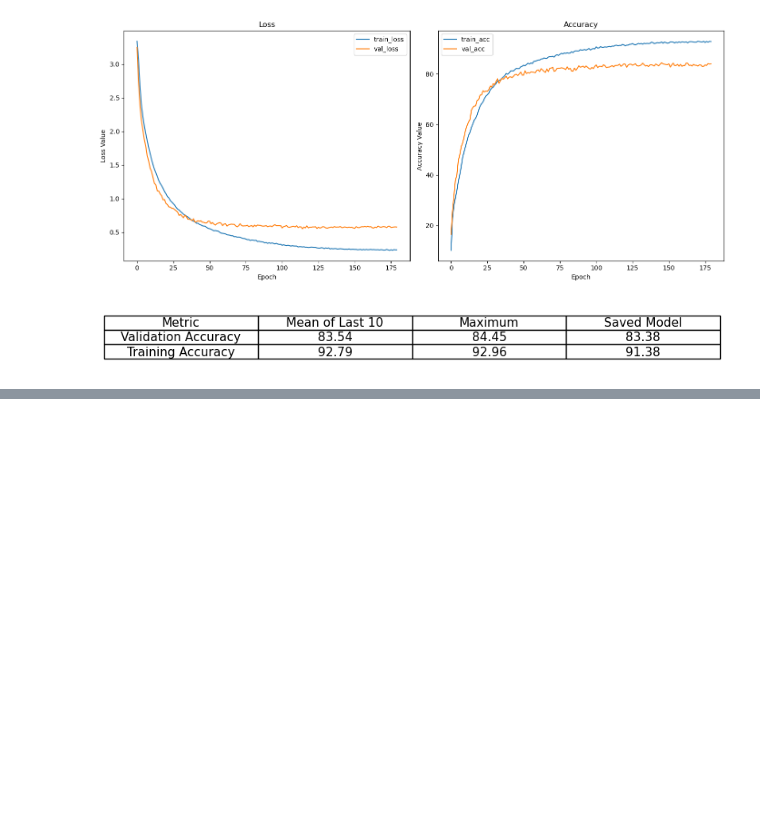
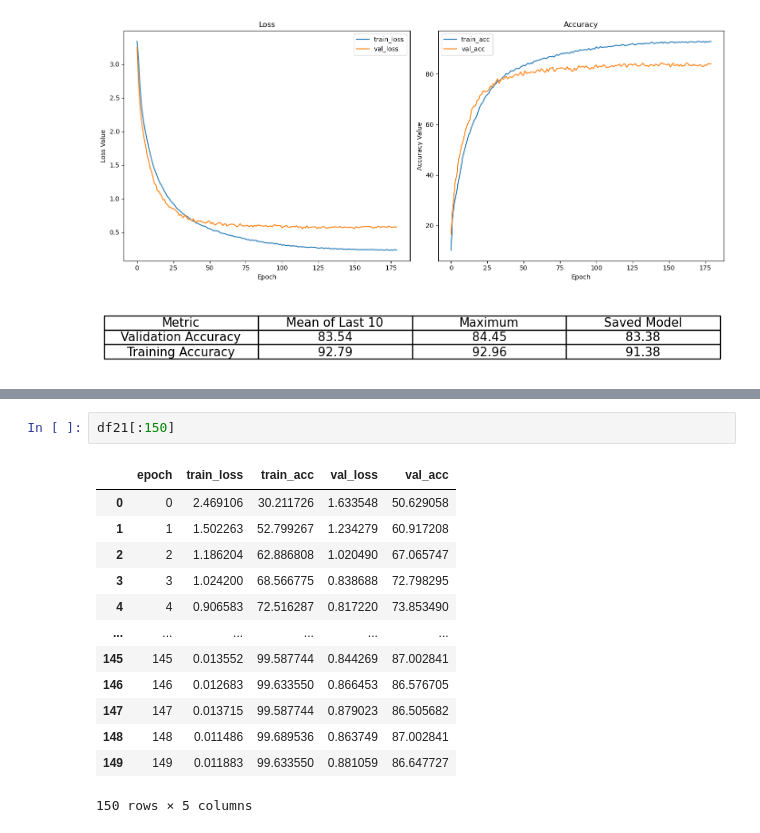
Before and after one commit to Anton123567/DL_UPC, a Jupyter notebook: Lab_02/lab2 plots.ipynb, the cells around one changed output, grey strips where cells are left out. Cells and saved outputs as stored; diff of their text form; blank space fills up the shorter version.

```diff
--- a/Lab_02/lab2 plots.ipynb
+++ b/Lab_02/lab2 plots.ipynb
@@ -145,0 +209,16 @@ plot_res(df20)
+# %%
+df21[:150]
+# %% [output]
+|  | epoch | train_loss | train_acc | val_loss | val_acc |
+| 0 | 0 | 2.469106 | 30.211726 | 1.633548 | 50.629058 |
+| 1 | 1 | 1.502263 | 52.799267 | 1.234279 | 60.917208 |
+| 2 | 2 | 1.186204 | 62.886808 | 1.020490 | 67.065747 |
+| 3 | 3 | 1.024200 | 68.566775 | 0.838688 | 72.798295 |
+| 4 | 4 | 0.906583 | 72.516287 | 0.817220 | 73.853490 |
+| ... | ... | ... | ... | ... | ... |
+| 145 | 145 | 0.013552 | 99.587744 | 0.844269 | 87.002841 |
+| 146 | 146 | 0.012683 | 99.633550 | 0.866453 | 86.576705 |
+| 147 | 147 | 0.013715 | 99.587744 | 0.879023 | 86.505682 |
+| 148 | 148 | 0.011486 | 99.689536 | 0.863749 | 87.002841 |
+| 149 | 149 | 0.011883 | 99.633550 | 0.881059 | 86.647727 |
+150 rows × 5 columns
```
Also changed, not shown: parts of 8 cells of this notebook, 11 other files.
